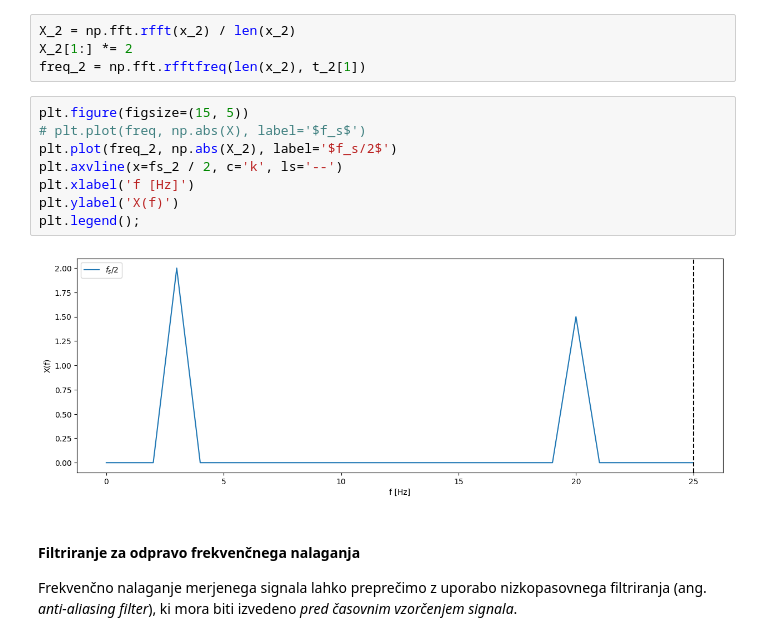
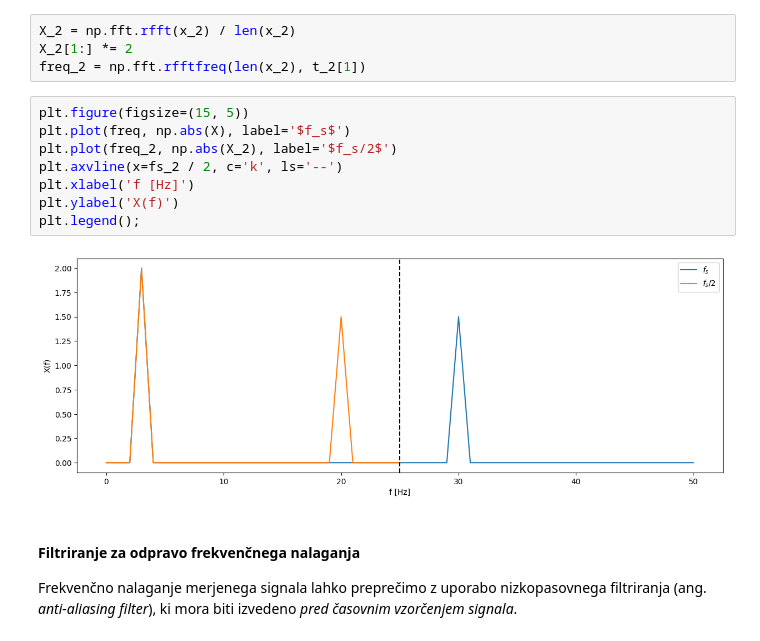
Before and after one commit to domengorjup/ps_lv, a Jupyter notebook: lv_book/notebooks/07 - Enakomerno časovno vzorčenje in kvantizacija.ipynb, the cells around one changed output. Cells and saved outputs as stored; diff of their text form.

```diff
--- a/lv_book/notebooks/07 - Enakomerno časovno vzorčenje in kvantizacija.ipynb
+++ b/lv_book/notebooks/07 - Enakomerno časovno vzorčenje in kvantizacija.ipynb
@@ -124,14 +124,14 @@ X_2[1:] *= 2
 freq_2 = np.fft.rfftfreq(len(x_2), t_2[1])
 # %%
 plt.figure(figsize=(15, 5))
-# plt.plot(freq, np.abs(X), label='$f_s$')
+plt.plot(freq, np.abs(X), label='$f_s$')
 plt.plot(freq_2, np.abs(X_2), label='$f_s/2$')
 plt.axvline(x=fs_2 / 2, c='k', ls='--')
 plt.xlabel('f [Hz]')
 plt.ylabel('X(f)')
 plt.legend();
 # %% [output]
-[figure, old version]
+[figure, new version]
 # %% [markdown]
 #### Filtriranje za odpravo frekvenčnega nalaganja
 
```
Also changed, not shown: parts of 4 cells of this notebook.
